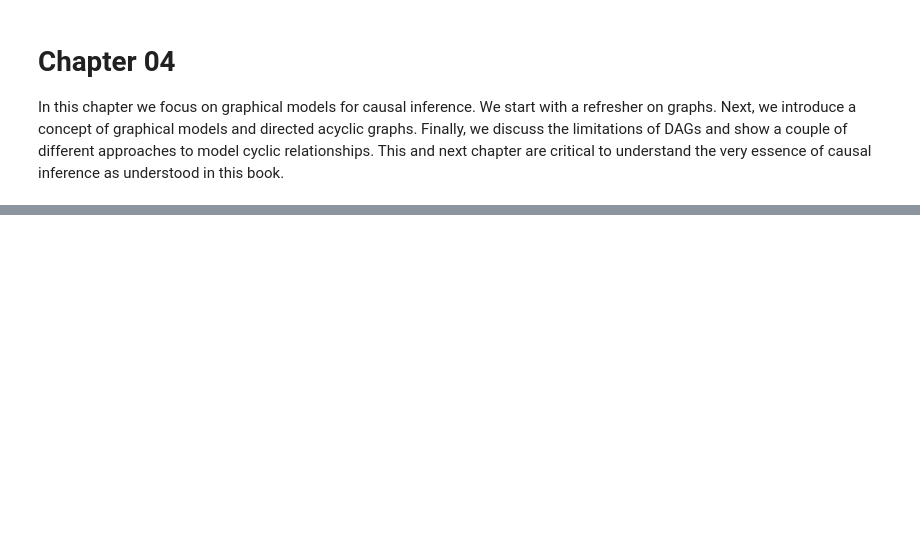
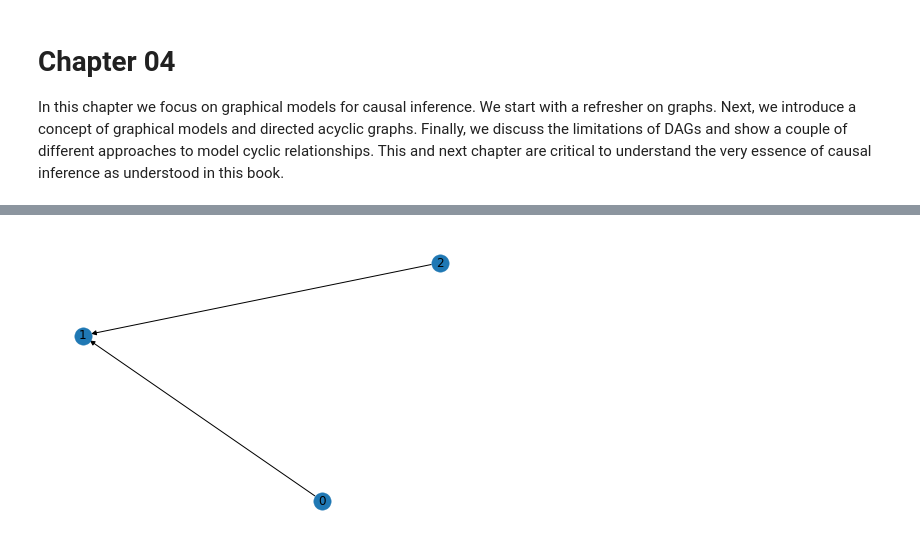
Before and after one commit to PacktPublishing/Causal-Inference-and-Discovery-in-Python, a Jupyter notebook: Chapter_04.ipynb, the cells around one changed output, grey strips where cells are left out. Cells and saved outputs as stored; diff of their text form; code cells hidden in the pictures; blank space fills up the shorter version.

```diff
--- a/Chapter_04.ipynb
+++ b/Chapter_04.ipynb
@@ -67,0 +166,15 @@ for name, graph in graphs.items():
+# %%
+# Define the matrix
+adj_matrix = np.array([
+    [0, 1, 0],
+    [0, 0, 0],
+    [0, 1, 0]
+])
+# %%
+# Get the graph
+graph = nx.from_numpy_matrix(adj_matrix, create_using=nx.DiGraph)
+
+# Plot
+nx.draw(graph, with_labels=True)
+# %% [output]
+[figure, added]
```
Also changed, not shown: parts of 17 cells of this notebook, 7 other files.
